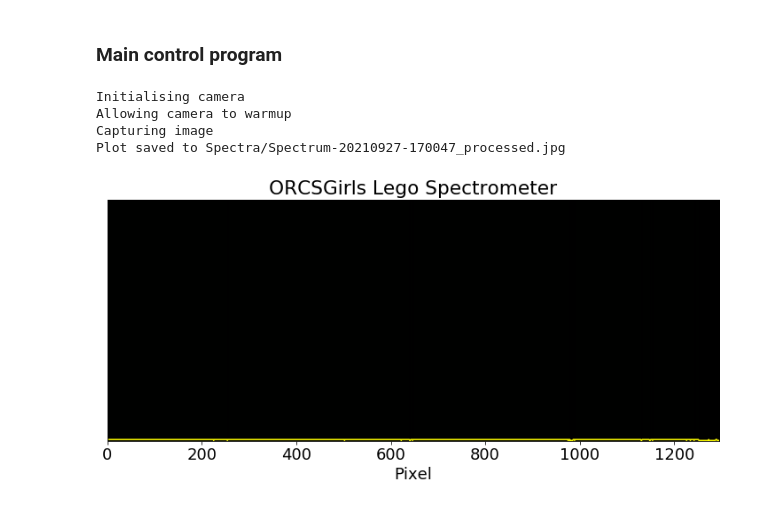
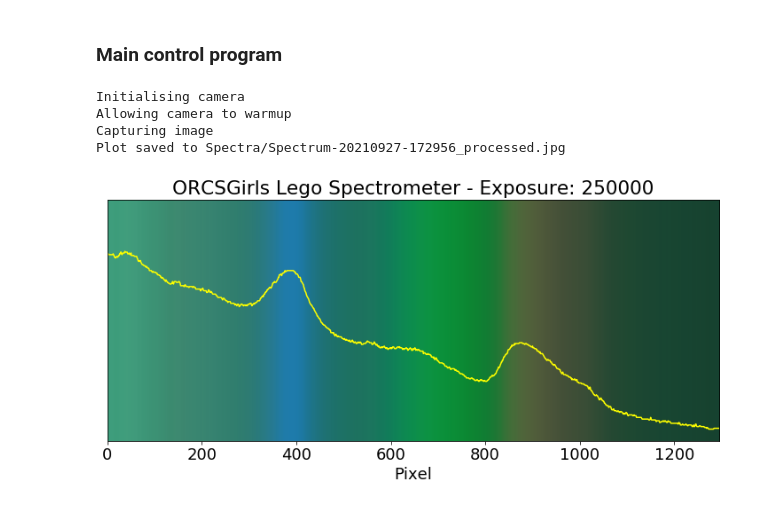
Before and after one commit to orcsgirls/LegoSpectrometer, a Jupyter notebook: SpectrometerControl.ipynb, the cells around one changed output. Saved outputs shown, nothing was run; the diff lists cells and outputs as text; code cells hidden in the pictures.

```diff
--- a/SpectrometerControl.ipynb
+++ b/SpectrometerControl.ipynb
@@ -34,7 +34,7 @@ def take_picture(shutter):
         print("Allowing camera to warmup")
         #camera.resolution = (2592, 1944)
         camera.resolution = (1296, 972)
-        camera.framerate= 10
+        camera.framerate= 5
         camera.rotation = 270
         camera.iso = 800
         camera.shutter_speed = shutter
@@ -64,17 +64,19 @@ def process_image(raw):
 # %%
 def get_spectrum(processed):
     spectrum = np.asarray(processed)
-    spectrum = np.sum(spectrum[0], axis=1)
+    spectrum = np.average(spectrum[0], axis=1)
+    spectrum = spectrum-(0.9*min(spectrum))  # Subtract baseline
+    spectrum = spectrum*(200/max(spectrum))  # Normalize to 200
 
     return spectrum
 # %%
-def display_results(processed,spectrum,fname):
+def display_results(processed,spectrum,fname,shutter):
     plt.rcParams["figure.figsize"] = (15,5)
     plt.rcParams.update({'font.size': 18})
 
     plt.xlabel('Pixel')
     plt.yticks([])
-    plt.title('ORCSGirls Lego Spectrometer')
+    plt.title('ORCSGirls Lego Spectrometer - Exposure: {}'.format(shutter))
 
     plt.imshow(processed, origin='lower', aspect=2)
     plt.plot(spectrum, color='yellow')
@@ -86,18 +88,21 @@ def display_results(processed,spectrum,fname):
 # %% [markdown]
 ### Main control program
 # %%
+# Max exposure time (in usec)
+shutter = 250000
+
 timestr = strftime("%Y%m%d-%H%M%S")
 fname = 'Spectra/Spectrum-'+timestr
 
-raw = take_picture(6000000)
+raw = take_picture(shutter)
 raw.save(fname+"_raw.jpg")
 
 processed = process_image(raw)
 spectrum = get_spectrum(processed)
-display_results(processed, spectrum, fname)
+display_results(processed, spectrum, fname, shutter)
 # %% [output]
 Initialising camera
 Allowing camera to warmup
 Capturing image
-Plot saved to Spectra/Spectrum-20210927-170047_processed.jpg
+Plot saved to Spectra/Spectrum-20210927-172956_processed.jpg
-[figure, old version]
+[figure, new version]
```
